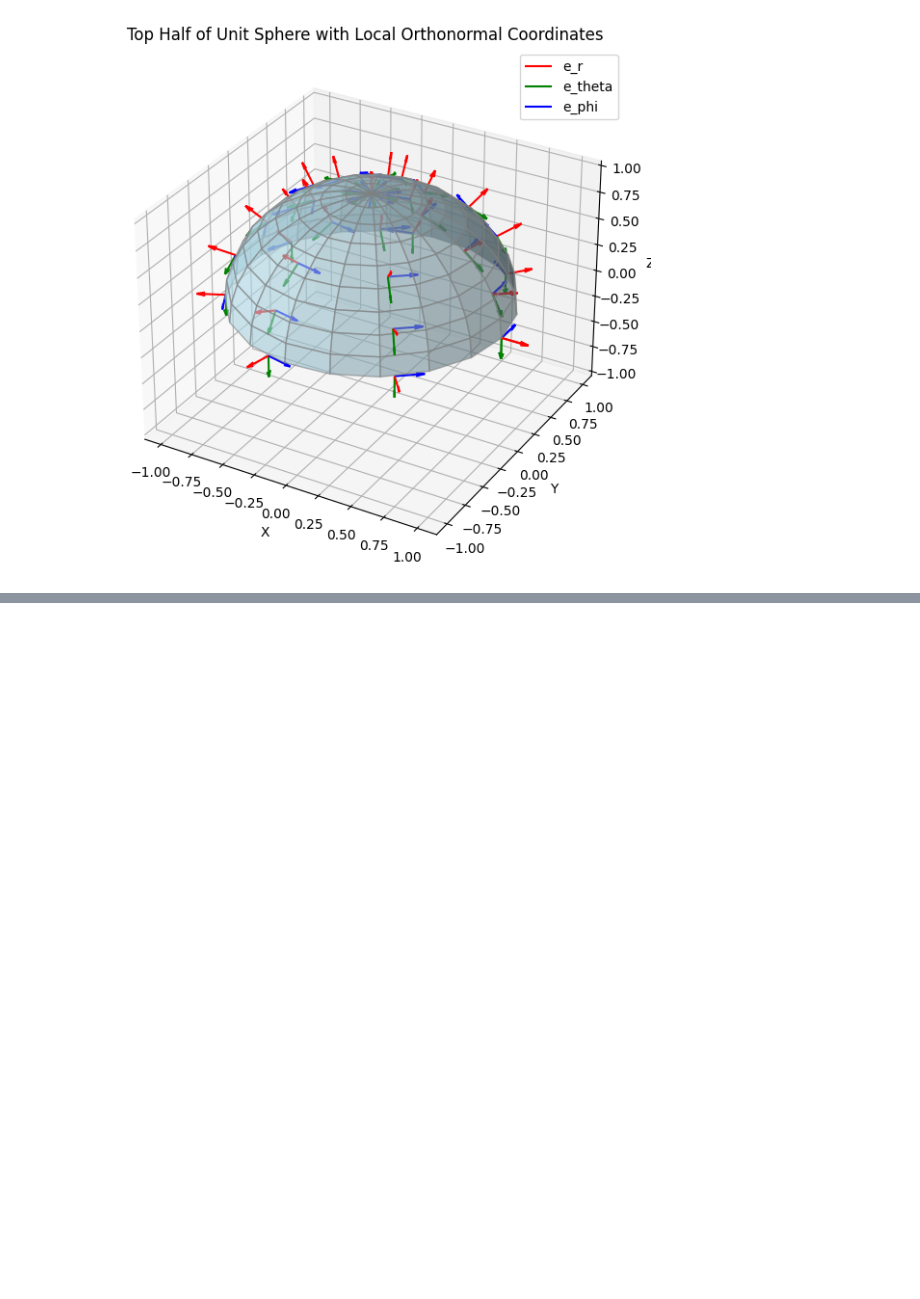
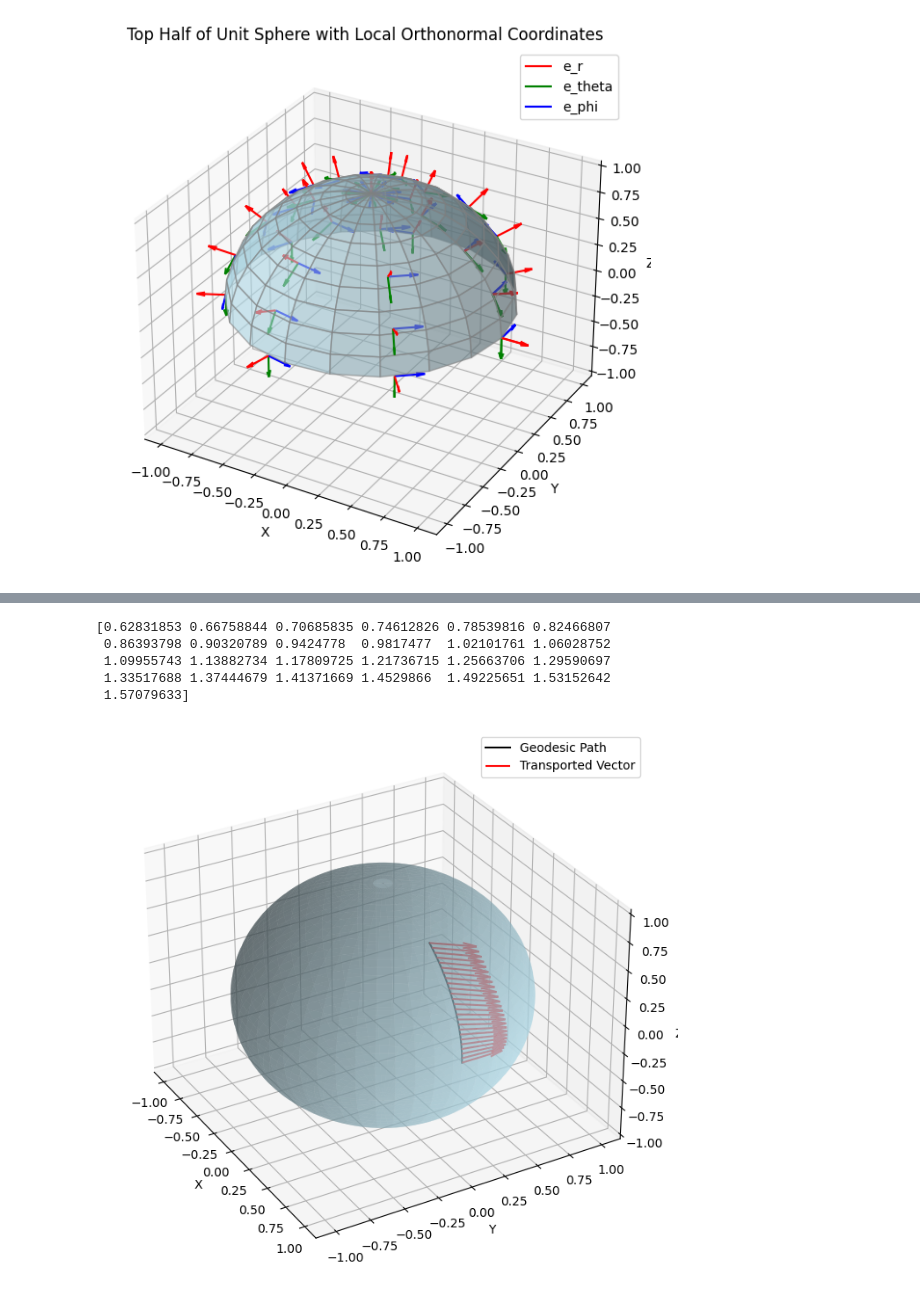
Before and after one commit to AndrewTrutt/Phys129_HW2, a Jupyter notebook: ParallelTransport.ipynb, the cells around one changed output, grey strips where cells are left out. Saved outputs shown, nothing was run; the diff lists cells and outputs as text; code cells hidden in the pictures; blank space fills up the shorter version.

```diff
--- a/ParallelTransport.ipynb
+++ b/ParallelTransport.ipynb
@@ -153,0 +192,41 @@ ax.quiver(xmvals, ymvals, zmvals, e_z[0], e_z[1], e_z[2], color='blue', length=0
+# %%
+# Initial conditions
+alpha = 1.0   # Component along e_theta
+beta = 1.0    # Component along e_phi
+theta0 = np.pi / 5  # Initial polar angle
+phi0 = 0  # Initial azimuthal angle
+
+# Perform parallel transport
+x, y, z, vec_x, vec_y, vec_z = parallel_transport(theta0, phi0, alpha, beta)
+# Plot the results
+fig = plt.figure(figsize=(8, 8))
+ax = fig.add_subplot(111, projection='3d')
+
+# Plot the sphere
+u = np.linspace(0, 2 * np.pi, 100)
+v = np.linspace(0, np.pi, 100)
+x_sphere = np.outer(np.sin(v), np.cos(u))
+y_sphere = np.outer(np.sin(v), np.sin(u))
+z_sphere = np.outer(np.cos(v), np.ones_like(u))
+ax.plot_surface(x_sphere, y_sphere, z_sphere, color='lightblue', alpha=0.5)
+
+# Plot the geodesic path
+ax.plot(x, y, z, color='black', label='Geodesic Path')
+
+# Plot the transported vector along the path
+ax.quiver(x, y, z, vec_x, vec_y, vec_z, color='red', label='Transported Vector', length=0.3)
+
+# Set labels and legend
+ax.set_xlabel('X')
+ax.set_ylabel('Y')
+ax.set_zlabel('Z')
+ax.view_init(azim=-30)  #changes camera position in degrees
+ax.legend()
+plt.show()
+# %% [output]
+[0.62831853 0.66758844 0.70685835 0.74612826 0.78539816 0.82466807
+ 0.86393798 0.90320789 0.9424778  0.9817477  1.02101761 1.06028752
+ 1.09955743 1.13882734 1.17809725 1.21736715 1.25663706 1.29590697
+ 1.33517688 1.37444679 1.41371669 1.4529866  1.49225651 1.53152642
+ 1.57079633]
+[figure, added]
```
Also changed, not shown: parts of 8 cells of this notebook, 1 other file.
